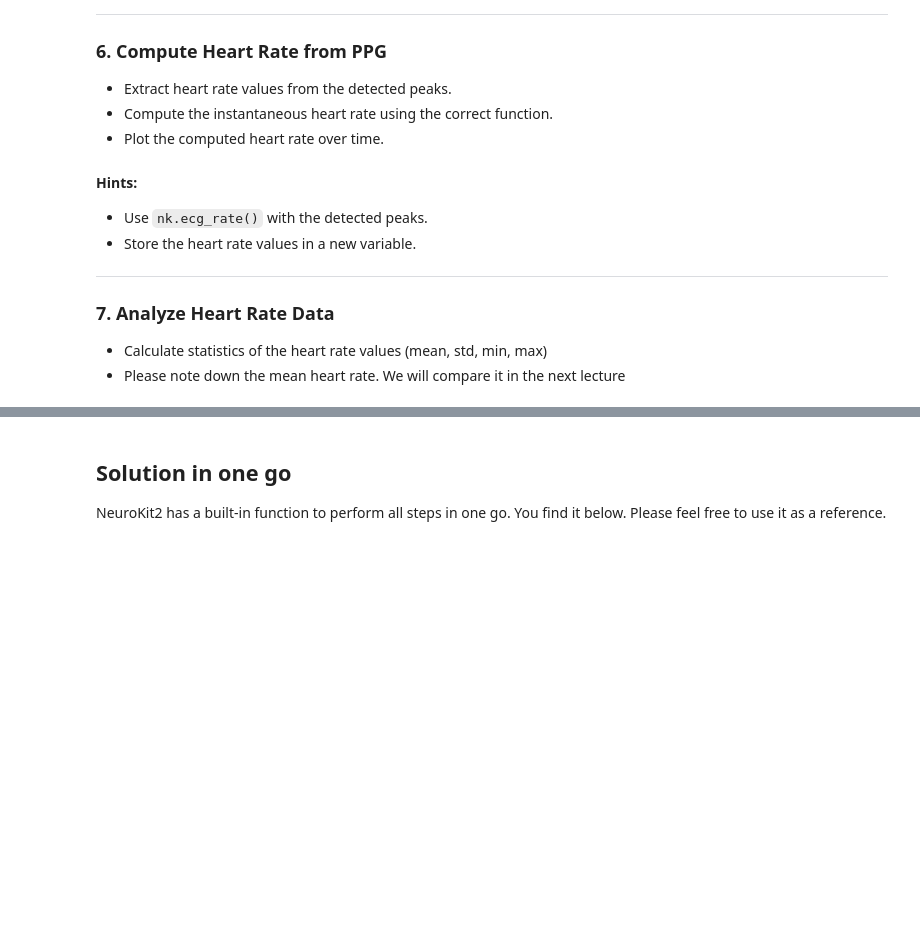
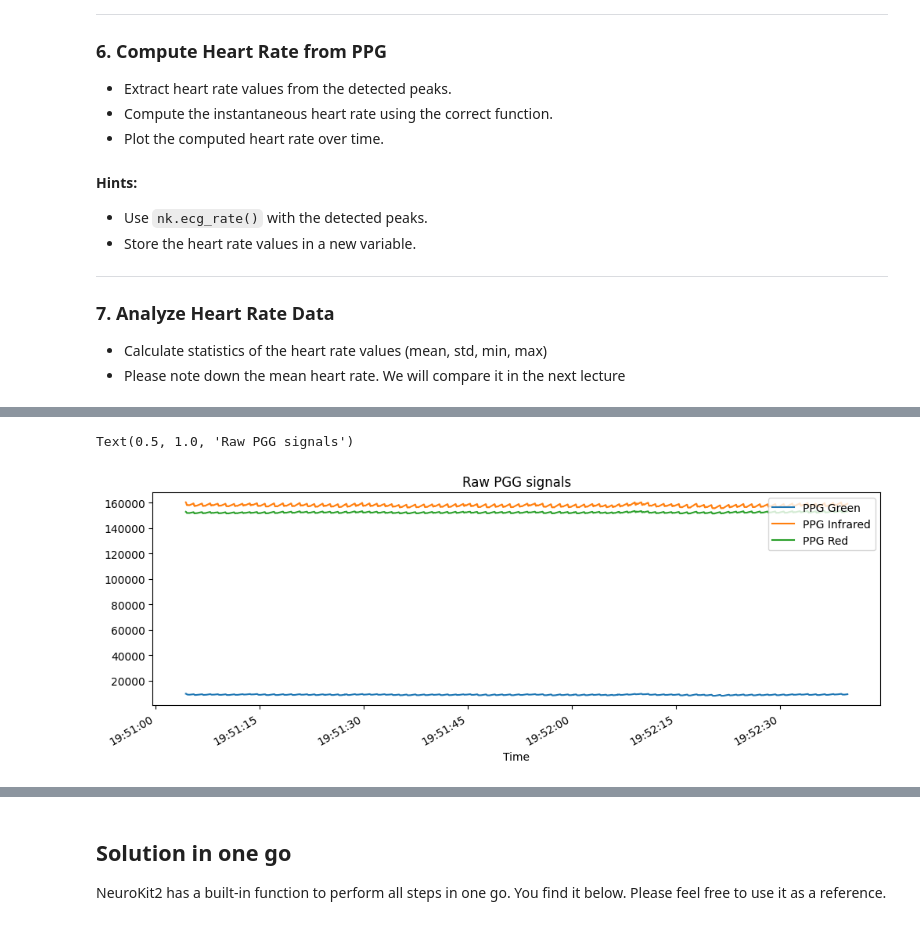
Before and after one commit to Fr3m3l1/BiSeIm, a Jupyter notebook: week2/ppg_hr_exercice.ipynb, the cells around one changed output, grey strips where cells are left out. Cells and saved outputs as stored; diff of their text form; code cells hidden in the pictures; blank space fills up the shorter version.

```diff
--- a/week2/ppg_hr_exercice.ipynb
+++ b/week2/ppg_hr_exercice.ipynb
@@ -112,0 +139,8 @@ ppg_data.head()
+# %%
+# your code here
+# plot all raw data with neurokit2
+nk.signal_plot(ppg_data)
+plt.title('Raw PGG signals')
+# %% [output]
+Text(0.5, 1.0, 'Raw PGG signals')
+[figure, added]
```
Also changed, not shown: parts of 9 cells of this notebook, 1 other file.
